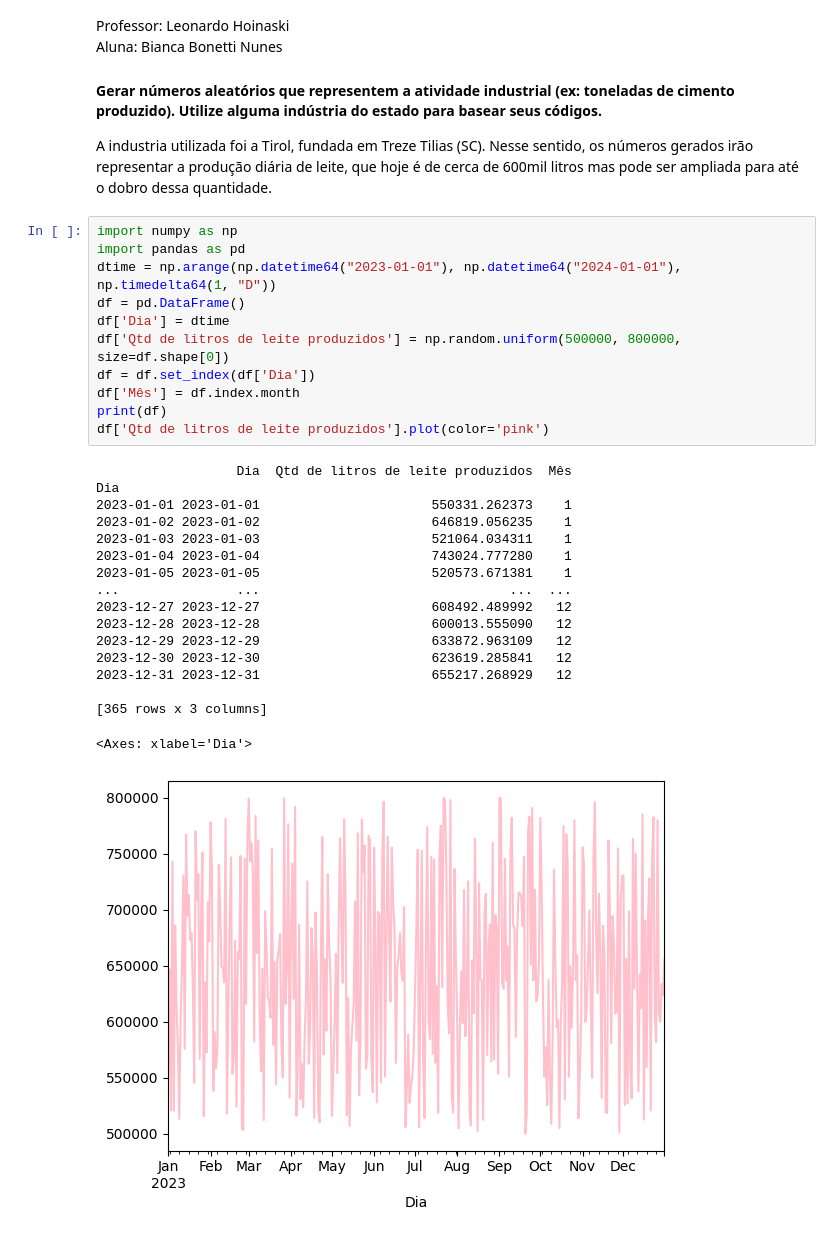
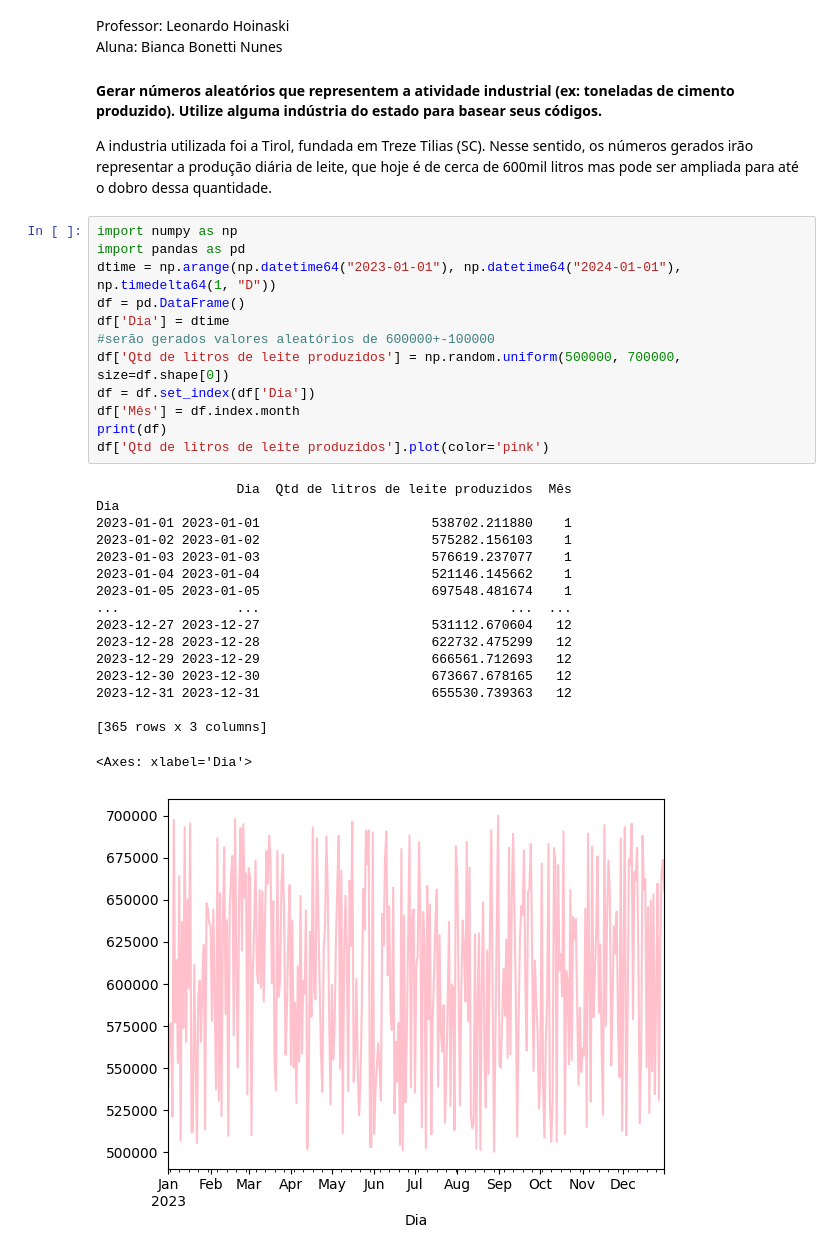
Before and after one commit to Bianca-bonetti/controledepoluicaoatm, a Jupyter notebook: Atividade01_Etapa03.ipynb, the cells around one changed output. Drawn from its saved outputs; the diff is of its cells as text.

```diff
--- a/Atividade01_Etapa03.ipynb
+++ b/Atividade01_Etapa03.ipynb
@@ -9,29 +9,30 @@ A industria utilizada foi a Tirol, fundada em Treze Tilias (SC). Nesse sentido,
 # %%
 import numpy as np
 import pandas as pd
 dtime = np.arange(np.datetime64("2023-01-01"), np.datetime64("2024-01-01"), np.timedelta64(1, "D"))
 df = pd.DataFrame()
 df['Dia'] = dtime
-df['Qtd de litros de leite produzidos'] = np.random.uniform(500000, 800000, size=df.shape[0])
+#serão gerados valores aleatórios de 600000+-100000
+df['Qtd de litros de leite produzidos'] = np.random.uniform(500000, 700000, size=df.shape[0])
 df = df.set_index(df['Dia'])
 df['Mês'] = df.index.month
 print(df)
 df['Qtd de litros de leite produzidos'].plot(color='pink')
 # %% [output]
                   Dia  Qtd de litros de leite produzidos  Mês
 Dia
-2023-01-01 2023-01-01                      550331.262373    1
-2023-01-02 2023-01-02                      646819.056235    1
-2023-01-03 2023-01-03                      521064.034311    1
-2023-01-04 2023-01-04                      743024.777280    1
-2023-01-05 2023-01-05                      520573.671381    1
+2023-01-01 2023-01-01                      538702.211880    1
+2023-01-02 2023-01-02                      575282.156103    1
+2023-01-03 2023-01-03                      576619.237077    1
+2023-01-04 2023-01-04                      521146.145662    1
+2023-01-05 2023-01-05                      697548.481674    1
 ...               ...                                ...  ...
-2023-12-27 2023-12-27                      608492.489992   12
-2023-12-28 2023-12-28                      600013.555090   12
-2023-12-29 2023-12-29                      633872.963109   12
-2023-12-30 2023-12-30                      623619.285841   12
-2023-12-31 2023-12-31                      655217.268929   12
+2023-12-27 2023-12-27                      531112.670604   12
+2023-12-28 2023-12-28                      622732.475299   12
+2023-12-29 2023-12-29                      666561.712693   12
+2023-12-30 2023-12-30                      673667.678165   12
+2023-12-31 2023-12-31                      655530.739363   12
 
 [365 rows x 3 columns]
 <Axes: xlabel='Dia'>
-[figure, old version]
+[figure, new version]
```
